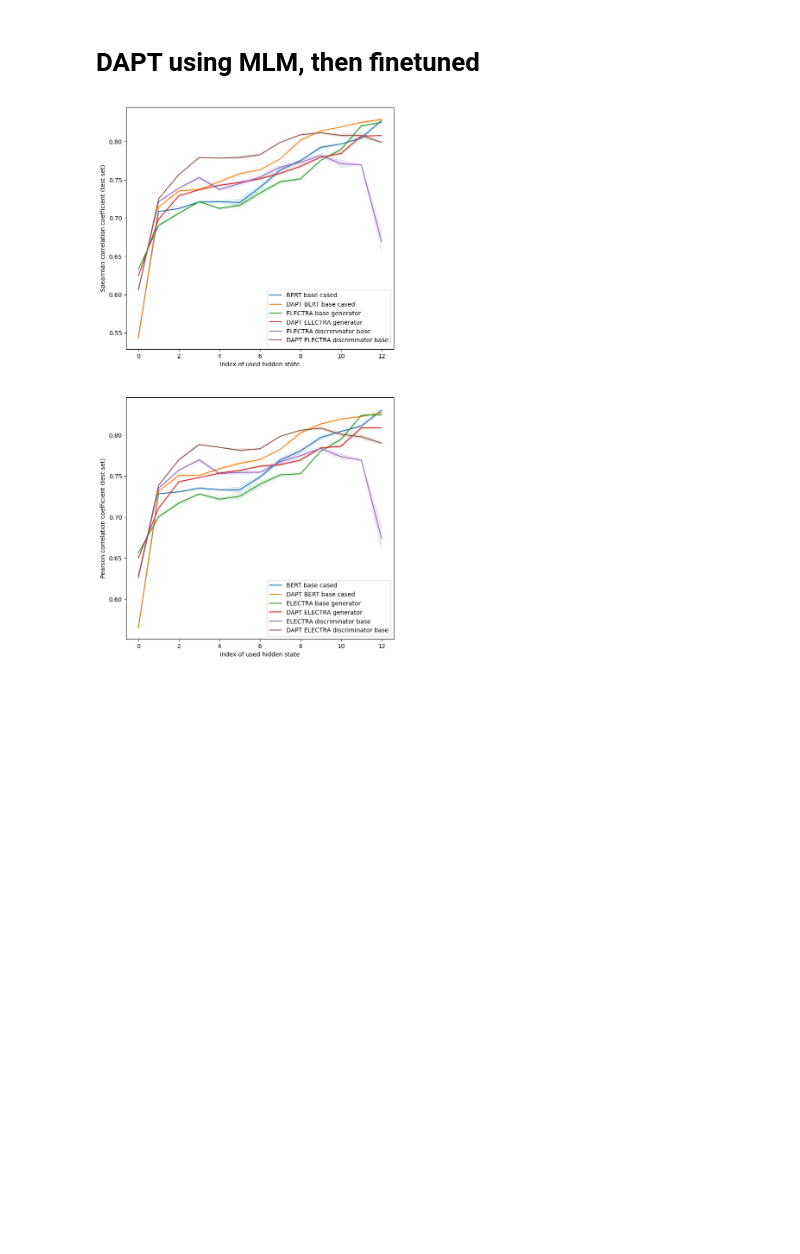
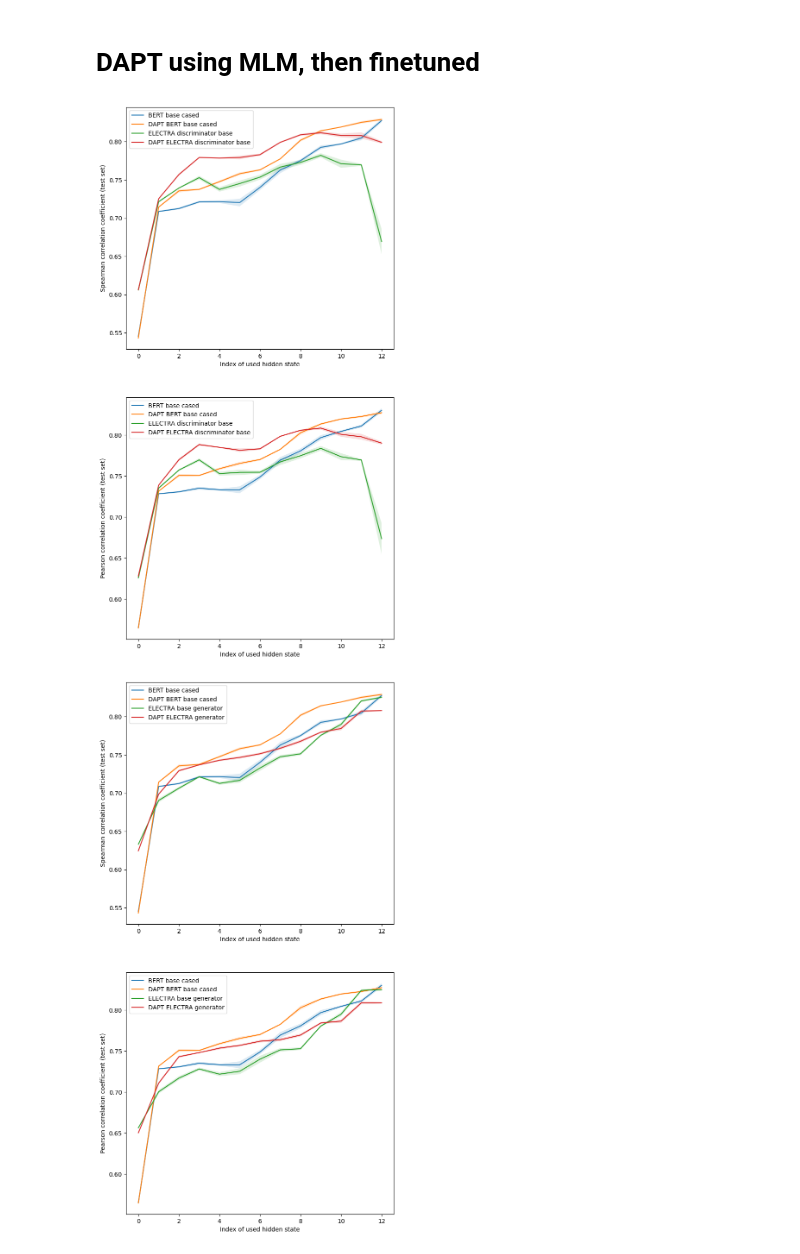
Before and after one commit to ir2718/similarity-embedding-quality, a Jupyter notebook: notebooks/comparison.ipynb, the cells around one changed output. Cells and saved outputs as stored; diff of their text form; code cells hidden in the pictures; blank space fills up the shorter version.

```diff
--- a/notebooks/comparison.ipynb
+++ b/notebooks/comparison.ipynb
@@ -417,12 +442,12 @@ models = [
             ("test_results_bert-base-cased_model_epoch_9_mlm", "DAPT BERT base cased"),
          ]
     ),
-    ("google-electra-base-generator", ["mean"], 13,
-        [
-            ("test_results", "ELECTRA base generator"),
-            ("test_results_google-electra-base-generator_model_epoch_9_mlm", "DAPT ELECTRA generator"),
-         ]
-    ),
+    #("google-electra-base-generator", ["mean"], 13,
+    #    [
+    #        ("test_results", "ELECTRA base generator"),
+    #        ("test_results_google-electra-base-generator_model_epoch_9_mlm", "DAPT ELECTRA generator"),
+    #     ]
+    #),
     ("google-electra-base-discriminator", ["mean"], 13,
         [
             ("test_results", "ELECTRA discriminator base"),
@@ -433,4 +458,23 @@ models = [
 
 plot_func(models)
 # %% [output]
-[figure, old version]
+[figure, new version]
+# %%
+models = [
+    ("bert-base-cased", ["mean"], 13,
+        [
+            ("test_results", "BERT base cased"),
+            ("test_results_bert-base-cased_model_epoch_9_mlm", "DAPT BERT base cased"),
+         ]
+    ),
+    ("google-electra-base-generator", ["mean"], 13,
+        [
+            ("test_results", "ELECTRA base generator"),
+            ("test_results_google-electra-base-generator_model_epoch_9_mlm", "DAPT ELECTRA generator"),
+         ]
+    ),
+]
+
+plot_func(models)
+# %% [output]
+[figure, added]
```
Also changed, not shown: parts of 7 cells of this notebook.
